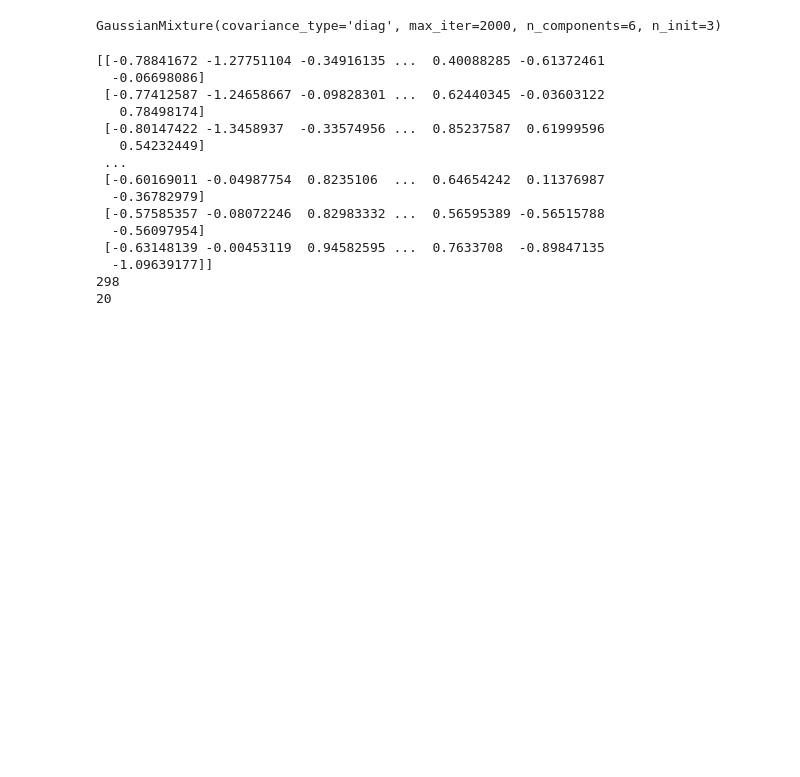
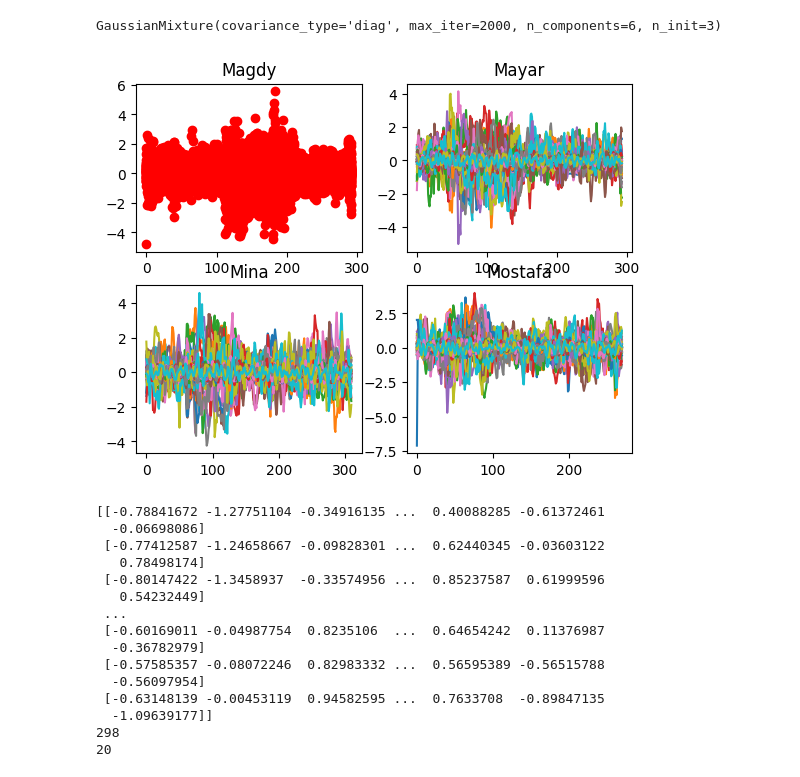
Before and after one commit to MyProjectsProgress/Voice_Fingerprint, a Jupyter notebook: code/voice_recognition/project.ipynb, the cells around one changed output. Saved outputs shown, nothing was run; the diff lists cells and outputs as text; code cells hidden in the pictures; blank space fills up the shorter version.

```diff
--- a/code/voice_recognition/project.ipynb
+++ b/code/voice_recognition/project.ipynb
@@ -101,6 +102,33 @@ mostafa_gmm = GaussianMixture(n_components = 6, max_iter = 2000, covariance_type
 mostafa_gmm.fit(featuresmostafa)
 # %% [output]
 GaussianMixture(covariance_type='diag', max_iter=2000, n_components=6, n_init=3)
+# %%
+# Initialise the subplot function using number of rows and columns
+figure, axis = plt.subplots(2, 2)
+
+# For Sine Function
+axis[0, 0].plot(featuresMagdy,'ro')
+axis[0, 0].set_title("Magdy")
+
+# For Cosine Function
+axis[0, 1].plot(featuresMayar)
+axis[0, 1].set_title("Mayar")
+
+# For Tangent Function
+axis[1, 0].plot(featuresMina)
+axis[1, 0].set_title("Mina")
+
+# For Tanh Function
+axis[1, 1].plot(featuresmostafa)
+axis[1, 1].set_title("Mostafa")
+
+names = ['group_a', 'group_b', 'group_c']
+values = [1, 10, 100]
+
+# Combine all the operations and display
+plt.show()
+# %% [output]
+[figure, added]
 # %%
 pickle.dump(mayar_gmm,open('mayar.gmm','wb'))
 pickle.dump(mina_gmm,open('mina.gmm','wb'))
```
Also changed, not shown: parts of 1 cell of this notebook.
